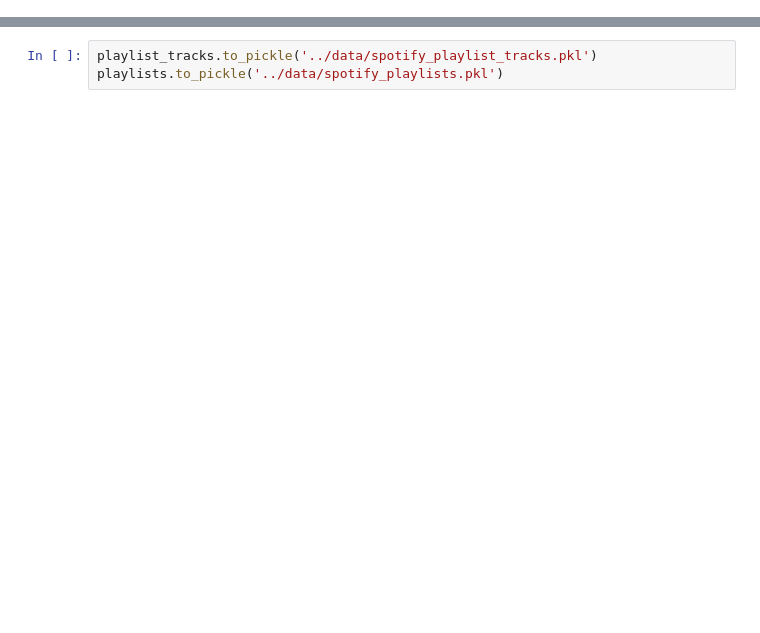
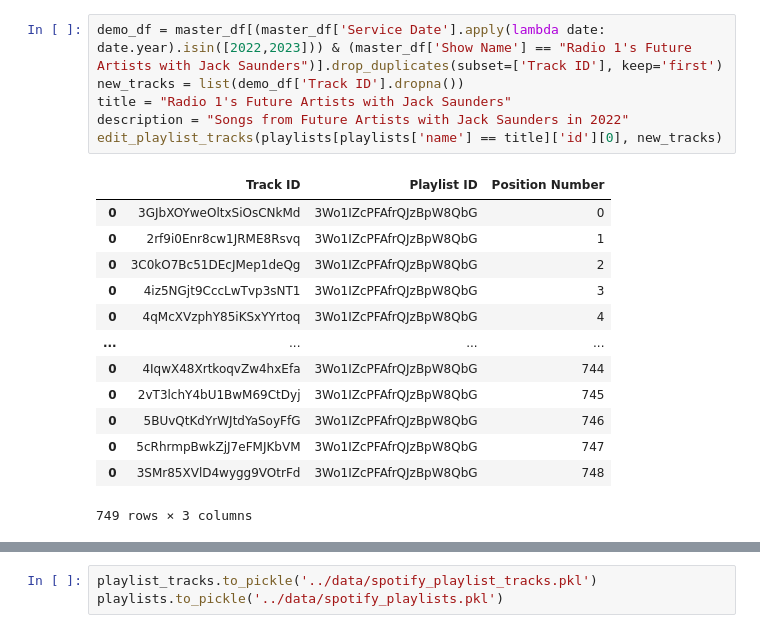
Before and after one commit to Aled-Jenkins/BBC-to-Spotify, a Jupyter notebook: src/spotify_playlists.ipynb, the cells around one changed output, grey strips where cells are left out. Saved outputs shown, nothing was run; the diff lists cells and outputs as text; blank space fills up the shorter version.

```diff
--- a/src/spotify_playlists.ipynb
+++ b/src/spotify_playlists.ipynb
@@ -97,0 +94,20 @@ description = "Songs from BBC Introducing on Radio 1 in 2022"
+# %%
+demo_df = master_df[(master_df['Service Date'].apply(lambda date: date.year).isin([2022,2023])) & (master_df['Show Name'] == "Radio 1's Future Artists with Jack Saunders")].drop_duplicates(subset=['Track ID'], keep='first')
+new_tracks = list(demo_df['Track ID'].dropna())
+title = "Radio 1's Future Artists with Jack Saunders"
+description = "Songs from Future Artists with Jack Saunders in 2022"
+edit_playlist_tracks(playlists[playlists['name'] == title]['id'][0], new_tracks)
+# %% [output]
+|  | Track ID | Playlist ID | Position Number |
+| 0 | 3GJbXOYweOltxSiOsCNkMd | 3Wo1IZcPFAfrQJzBpW8QbG | 0 |
+| 0 | 2rf9i0Enr8cw1JRME8Rsvq | 3Wo1IZcPFAfrQJzBpW8QbG | 1 |
+| 0 | 3C0kO7Bc51DEcJMep1deQg | 3Wo1IZcPFAfrQJzBpW8QbG | 2 |
+| 0 | 4iz5NGjt9CccLwTvp3sNT1 | 3Wo1IZcPFAfrQJzBpW8QbG | 3 |
+| 0 | 4qMcXVzphY85iKSxYYrtoq | 3Wo1IZcPFAfrQJzBpW8QbG | 4 |
+| ... | ... | ... | ... |
+| 0 | 4IqwX48XrtkoqvZw4hxEfa | 3Wo1IZcPFAfrQJzBpW8QbG | 744 |
+| 0 | 2vT3lchY4bU1BwM69CtDyj | 3Wo1IZcPFAfrQJzBpW8QbG | 745 |
+| 0 | 5BUvQtKdYrWJtdYaSoyFfG | 3Wo1IZcPFAfrQJzBpW8QbG | 746 |
+| 0 | 5cRhrmpBwkZjJ7eFMJKbVM | 3Wo1IZcPFAfrQJzBpW8QbG | 747 |
+| 0 | 3SMr85XVlD4wygg9VOtrFd | 3Wo1IZcPFAfrQJzBpW8QbG | 748 |
+749 rows × 3 columns
```
Also changed, not shown: parts of 12 cells of this notebook.
